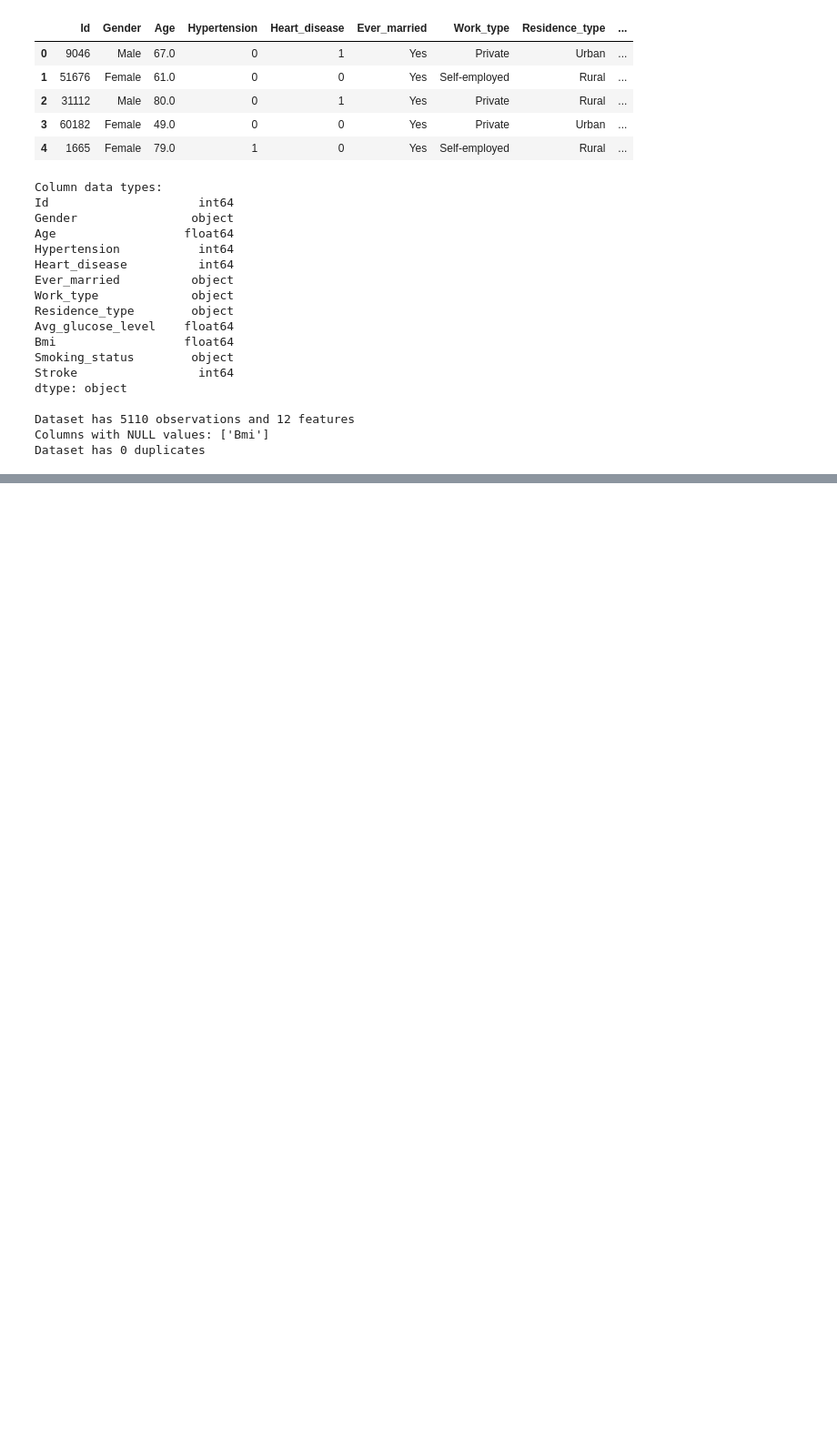
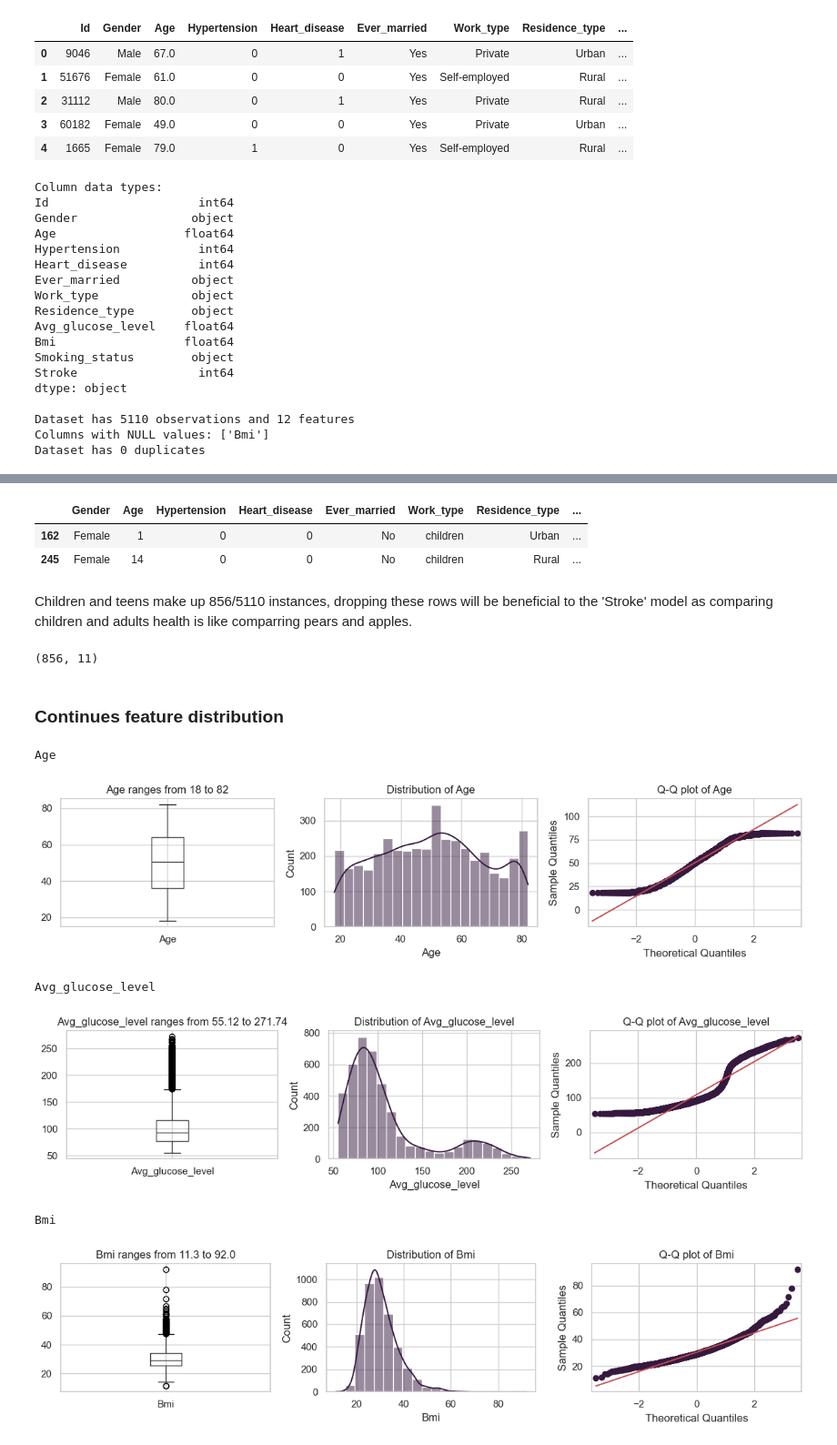
Before and after one commit to Padebeselis/Stroke_Prediction, a Jupyter notebook: EDA.ipynb, the cells around one changed output, grey strips where cells are left out. Shown at 91% size. Drawn from its saved outputs; the diff is of its cells as text; code cells hidden in the pictures; blank space fills up the shorter version.

```diff
--- a/EDA.ipynb
+++ b/EDA.ipynb
@@ -456,0 +104,5 @@ stroke_data[stroke_data['Bmi'].isna()].shape
+# %%
+stroke_data = stroke_prediction.copy()
+stroke_data.drop(columns=['Id'], inplace=True)
+
+help_tool.first_look(stroke_data)
@@ -456,0 +134,26 @@ stroke_data[stroke_data['Bmi'].isna()].shape
+# %%
+stroke_data[(stroke_data['Age'] < 18) & (stroke_data['Stroke'] == 1)]
+# %% [output]
+|  | Gender | Age | Hypertension | Heart_disease | Ever_married | Work_type | Residence_type | ... |
+| 162 | Female | 1 | 0 | 0 | No | children | Urban | ... |
+| 245 | Female | 14 | 0 | 0 | No | children | Rural | ... |
+# %% [markdown]
+Children and teens make up 856/5110 instances, dropping these rows will be beneficial to the 'Stroke' model as comparing children and adults health is like comparring pears and apples.
+# %%
+stroke_data[(stroke_data['Age'] < 18)].shape
+# %% [output]
+(856, 11)
+# %%
+# Dropping 'Age' < 18
+stroke_data = stroke_data[stroke_data['Age'] >= 18]
+# %% [markdown]
+### Continues feature distribution
+# %%
+help_tool.distribution_check(stroke_data[continues_features])
+# %% [output]
+Age
+[figure, added]
+Avg_glucose_level
+[figure, added]
+Bmi
+[figure, added]
```
Also changed, not shown: parts of 119 cells of this notebook, 1 other file.
